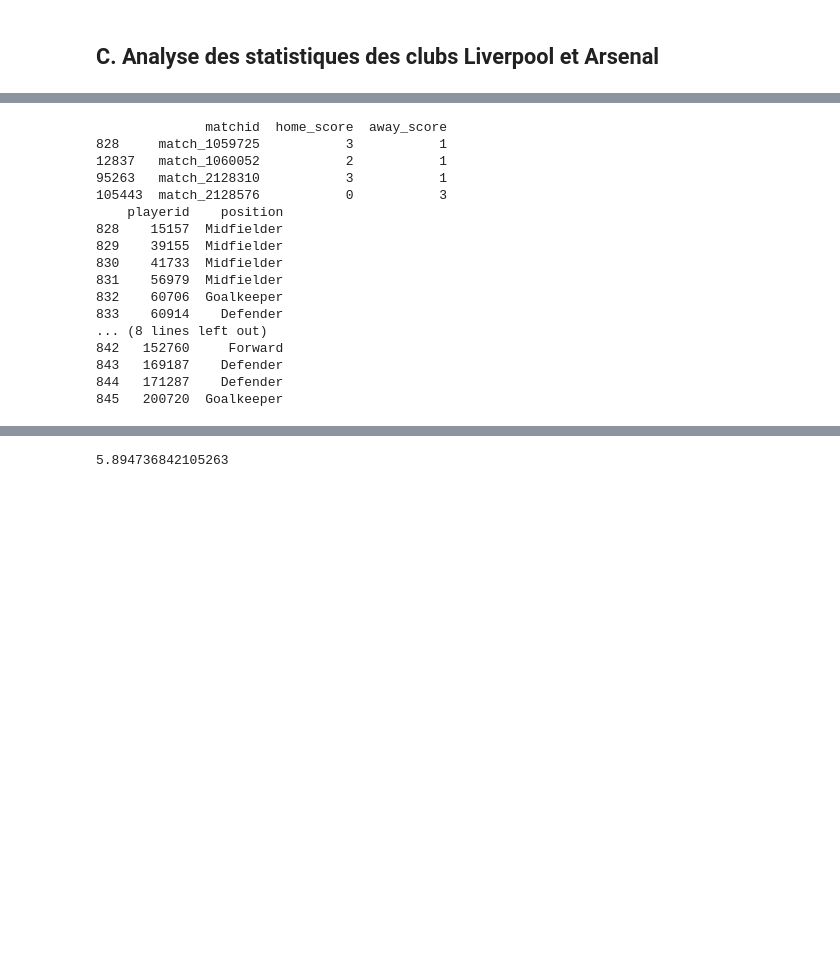
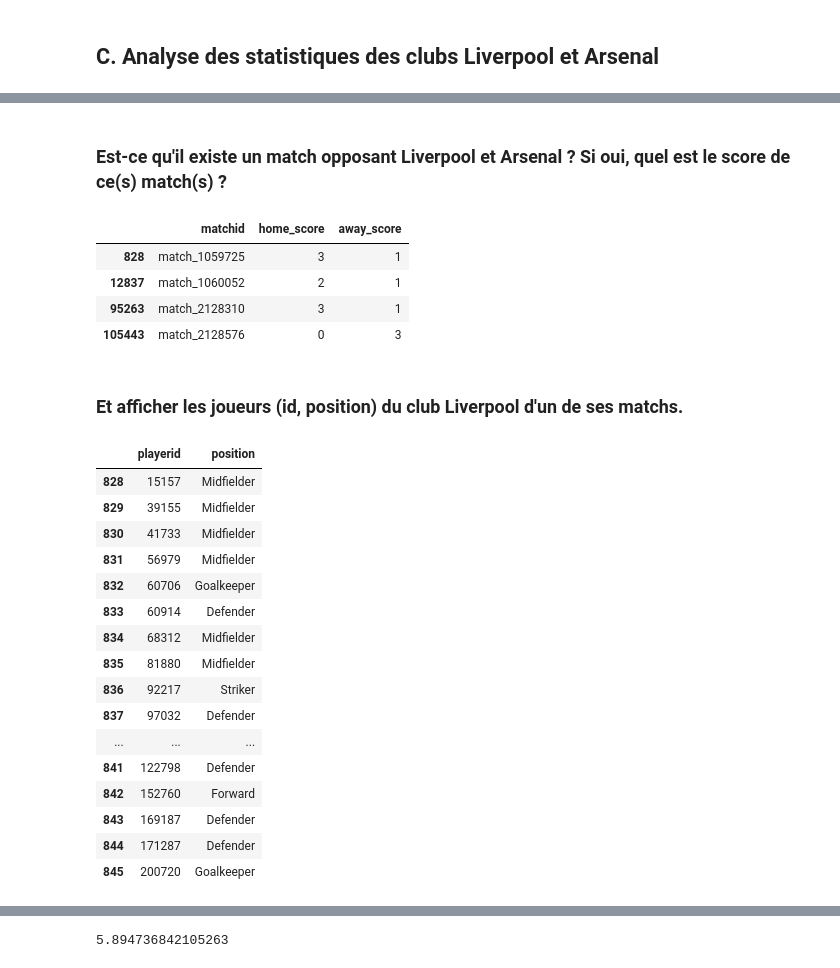
Before and after one commit to Jael-dev/Python-Data-Visualasation-project, a Jupyter notebook: projet.ipynb, the cells around one changed output, grey strips where cells are left out. Saved outputs shown, nothing was run; the diff lists cells and outputs as text; code cells hidden in the pictures; blank space fills up the shorter version.

```diff
--- a/projet.ipynb
+++ b/projet.ipynb
@@ -492,37 +488,45 @@ display(arsenal_players)
+# %% [markdown]
+### Est-ce qu'il existe un match opposant Liverpool et Arsenal ? Si oui, quel est le score de ce(s) match(s) ?
 # %%
-# Est-ce qu'il existe un match opposant Liverpool et Arsenal ? Si oui, quel est le score de ce(s) match(s) ?
 
 matchesLV_df = imports.pd.merge(matchdf, matchdf_players, on='matchid', how='left')
 
 matchesLV = matchesLV_df[((matchesLV_df['hometeam'] == 'Liverpool')&(matchesLV_df['awayteam'] == 'Arsenal')) | ((matchesLV_df['awayteam'] == 'Liverpool')&(matchesLV_df['hometeam'] == 'Arsenal'))].drop_duplicates()
 unique_matches = matchesLV.drop_duplicates(subset=['matchid'])
 
-print(unique_matches[['matchid', 'home_score', 'away_score']])
-
-# Et afficher les joueurs (id, position) du club Liverpool d'un de ses matchs.
-liverpool_matches = unique_matches[unique_matches['teamid'] == liverpool_id]
-
-first_match_id = liverpool_matches['matchid'].iloc[0]
-
-liverpool_players_for_first_match = matchesLV_df[(matchesLV_df['matchid'] == first_match_id) &
-                                                 (matchesLV_df['teamid'] == liverpool_id)][['playerid', 'position']].drop_duplicates()
-
-print(liverpool_players_for_first_match)
+display(unique_matches[['matchid', 'home_score', 'away_score']])
 # %% [output]
-              matchid  home_score  away_score
-828     match_1059725           3           1
-12837   match_1060052           2           1
-95263   match_2128310           3           1
-105443  match_2128576           0           3
-    playerid    position
-828    15157  Midfielder
-829    39155  Midfielder
-830    41733  Midfielder
-831    56979  Midfielder
-832    60706  Goalkeeper
-833    60914    Defender
-... (8 lines left out)
-842   152760     Forward
-843   169187    Defender
-844   171287    Defender
-845   200720  Goalkeeper
+|  | matchid | home_score | away_score |
+| 828 | match_1059725 | 3 | 1 |
+| 12837 | match_1060052 | 2 | 1 |
+| 95263 | match_2128310 | 3 | 1 |
+| 105443 | match_2128576 | 0 | 3 |
+# %% [markdown]
+### Et afficher les joueurs (id, position) du club Liverpool d'un de ses matchs.
+# %%
+liverpool_matches = unique_matches[unique_matches['teamid'] == liverpool_id]
+
+first_match_id = liverpool_matches['matchid'].iloc[0]
+
+liverpool_players_for_first_match = matchesLV_df[(matchesLV_df['matchid'] == first_match_id) &
+                                                 (matchesLV_df['teamid'] == liverpool_id)][['playerid', 'position']].drop_duplicates()
+
+display(liverpool_players_for_first_match)
+# %% [output]
+|  | playerid | position |
+| 828 | 15157 | Midfielder |
+| 829 | 39155 | Midfielder |
+| 830 | 41733 | Midfielder |
+| 831 | 56979 | Midfielder |
+| 832 | 60706 | Goalkeeper |
+| 833 | 60914 | Defender |
+| 834 | 68312 | Midfielder |
+| 835 | 81880 | Midfielder |
+| 836 | 92217 | Striker |
+| 837 | 97032 | Defender |
+| ... | ... | ... |
+| 841 | 122798 | Defender |
+| 842 | 152760 | Forward |
+| 843 | 169187 | Defender |
+| 844 | 171287 | Defender |
+| 845 | 200720 | Goalkeeper |
```
Also changed, not shown: parts of 32 cells of this notebook.
